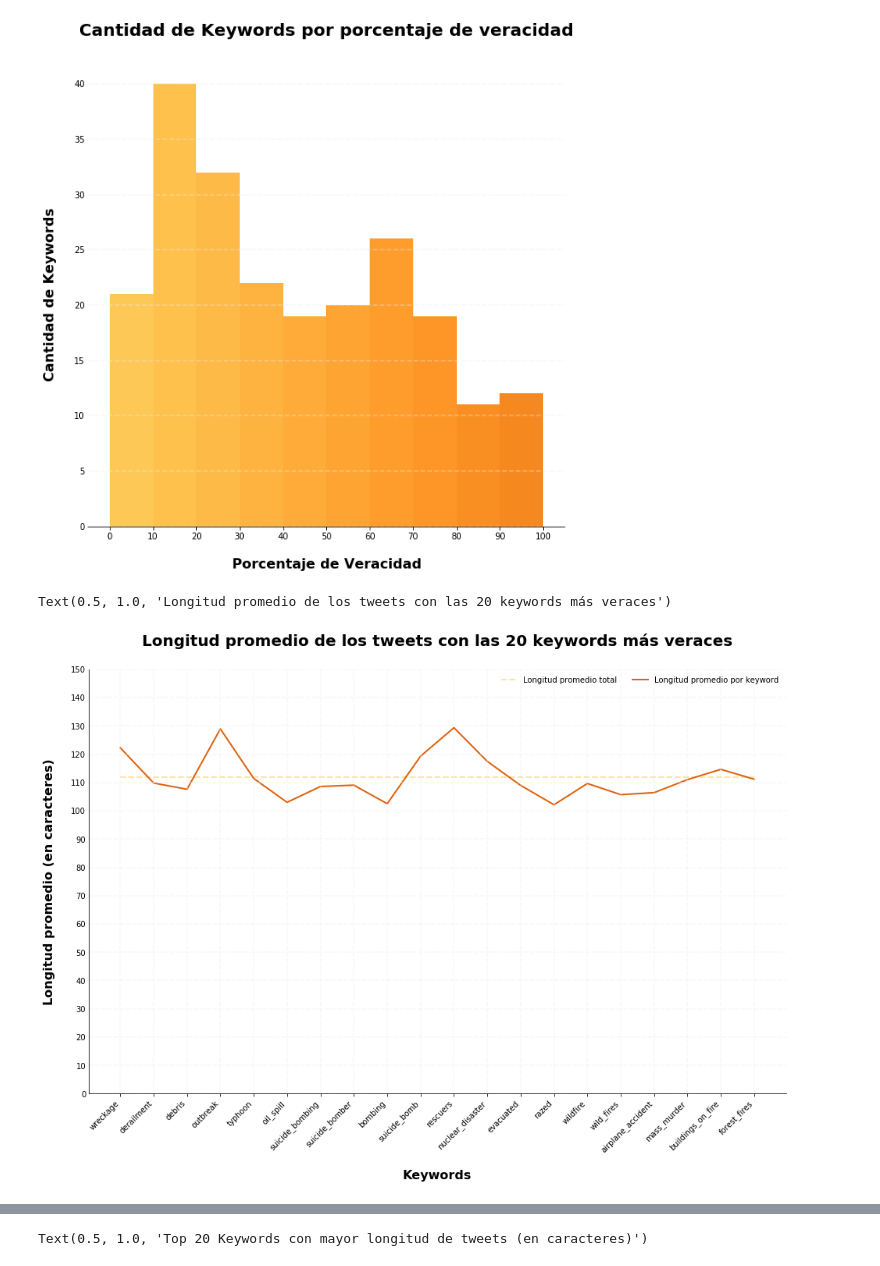
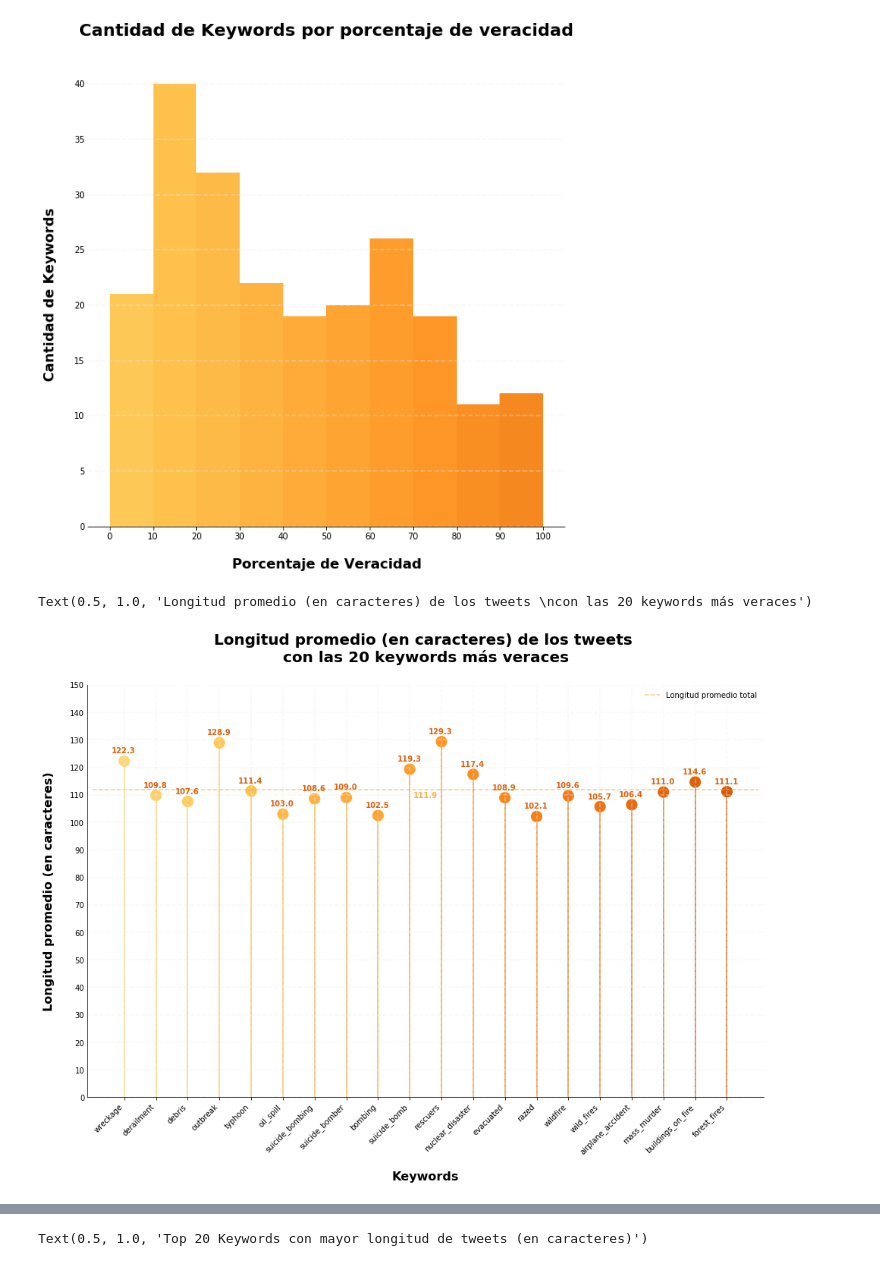
Before and after one commit to RiedelNicolas/TP1-Organizacion-de-Datos, a Jupyter notebook: Gonza.ipynb, the cells around one changed output, grey strips where cells are left out. Saved outputs shown, nothing was run; the diff lists cells and outputs as text; code cells hidden in the pictures.

```diff
--- a/Gonza.ipynb
+++ b/Gonza.ipynb
@@ -266,43 +266,50 @@ Text(0.5, 1.0, 'Cantidad de Keywords por porcentaje de veracidad')
 [figure]
 # %%
 plt.figure(figsize=(16,10))
-top20_linear = plt.subplot()
+top20 = plt.subplot()
 
 saltos_x = np.arange(0, 20, 1.0)
-longitud_promedio = [keywords_veraces['char_length_mean'].mean()]*len(saltos_x)
-top20_linear.plot(saltos_x, longitud_promedio, lw=2, color=colores[1], \
+longitud_promedio = keywords_veraces['char_length_mean'].mean()
+
+top20.hlines(y=longitud_promedio, xmin=-1, xmax=20, color=colores[8], \
                   alpha=0.6, linestyle = '--', label='Longitud promedio total')
 
-top20_linear.plot(keywords_veraces.index.values.tolist(), keywords_veraces['char_length_mean'],\
-                lw=2, color=colores[18], alpha=1, label='Longitud promedio por keyword')
+top20.vlines(x=range(0,20,1), ymin=0, ymax=keywords_veraces['char_length_mean'], color=colores, \
+                linestyle = '-')
+
+top20.scatter(x=keywords_veraces.index.values.tolist(), y=keywords_veraces['char_length_mean'],\
+                     color=colores, alpha=1, s=200)
 
 plt.xticks(saltos_x)
 plt.xticks(rotation=45, ha='right')
 plt.yticks(np.arange(0, 160, 10.0))
 
-top20_linear.spines['right'].set_visible(False)
-top20_linear.spines['top'].set_visible(False)
+top20.spines['right'].set_visible(False)
+top20.spines['top'].set_visible(False)
 plt.tick_params(axis='y', length=0)
 
-lineas_x = top20_linear.get_xticks()
+lineas_x = top20.get_xticks()
 for i in lineas_x:
-      top20_linear.axvline(x=i, linestyle='--', alpha=0.4, color='#eeeeee')
+      top20.axvline(x=i, linestyle='--', alpha=0.4, color='#eeeeee')
 
-lineas_y = top20_linear.get_yticks()
+lineas_y = top20.get_yticks()
 for i in lineas_y:
-      top20_linear.axhline(y=i, linestyle='--', alpha=0.4, color='#eeeeee')
+      top20.axhline(y=i, linestyle='--', alpha=0.4, color='#eeeeee')
 
 
+for x, y in enumerate(keywords_veraces['char_length_mean']):
+    top20.text(x-.4, y + 2.9, str(round(y,1)), color=colores[18], fontweight='bold', fontsize=10)
 
-top20_linear.set_xlabel("Keywords", labelpad=20, weight='bold', size=16)
-top20_linear.set_ylabel("Longitud promedio (en caracteres)", labelpad=20, weight='bold', size=16)
+top20.text(9.1, longitud_promedio-3, str(round(longitud_promedio,1)), color=colores[6], fontweight='bold', fontsize=10)
+top20.set_xlabel("Keywords", labelpad=20, weight='bold', size=16)
+top20.set_ylabel("Longitud promedio (en caracteres)", labelpad=20, weight='bold', size=16)
 
-top20_linear.legend(frameon=False, loc='best', ncol=2)
+top20.legend(frameon=False, loc='best', ncol=2)
 
-plt.title("Longitud promedio de los tweets con las 20 keywords más veraces", weight='bold', size=20, pad=30)
+plt.title("Longitud promedio (en caracteres) de los tweets \ncon las 20 keywords más veraces", weight='bold', size=20, pad=30)
 # %% [output]
-Text(0.5, 1.0, 'Longitud promedio de los tweets con las 20 keywords más veraces')
+Text(0.5, 1.0, 'Longitud promedio (en caracteres) de los tweets \ncon las 20 keywords más veraces')
-[figure, old version]
+[figure, new version]
 # %%
 plt.figure(figsize=(16,10))
 worst20 = plt.subplot()
```
Also changed, not shown: parts of 11 cells of this notebook, 1 other file.
